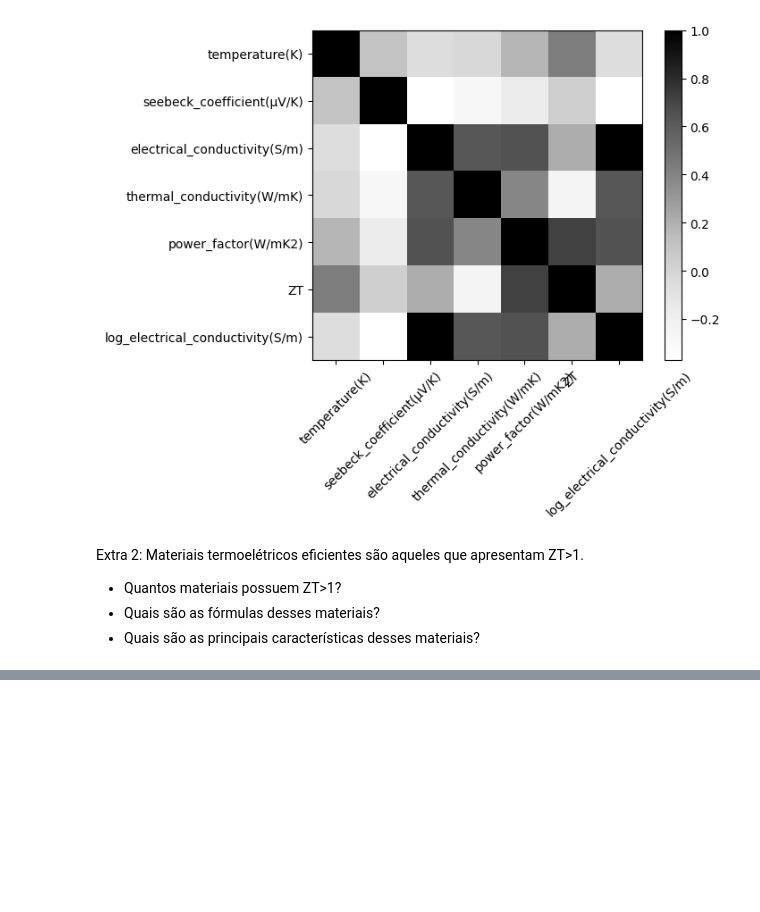
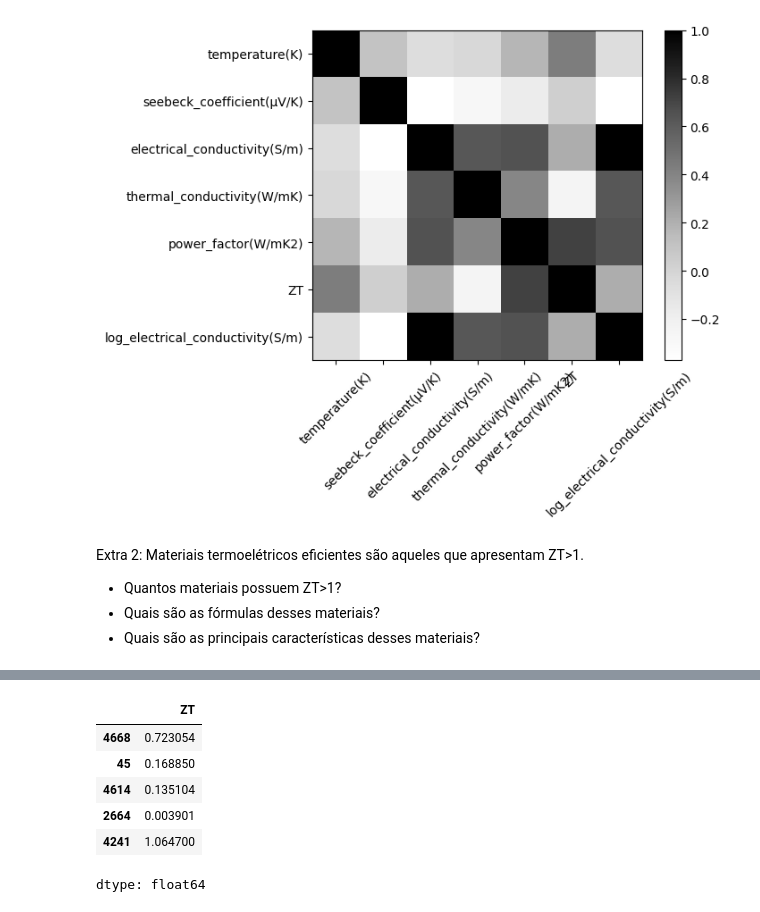
Before and after one commit to Carlos-G-Santos/Materiais_ML_IFUSP, a Jupyter notebook: Cópia_de_EDA_termoeletricos.ipynb, the cells around one changed output, grey strips where cells are left out. Saved outputs shown, nothing was run; the diff lists cells and outputs as text; code cells hidden in the pictures; blank space fills up the shorter version.

```diff
--- a/Cópia_de_EDA_termoeletricos.ipynb
+++ b/Cópia_de_EDA_termoeletricos.ipynb
@@ -325,0 +379,10 @@ Primeiros 5 materiais com ZT > 1:
+# %%
+zt_labels.head()
+# %% [output]
+|  | ZT |
+| 4668 | 0.723054 |
+| 45 | 0.168850 |
+| 4614 | 0.135104 |
+| 2664 | 0.003901 |
+| 4241 | 1.064700 |
+dtype: float64
```
Also changed, not shown: parts of 46 cells of this notebook.
